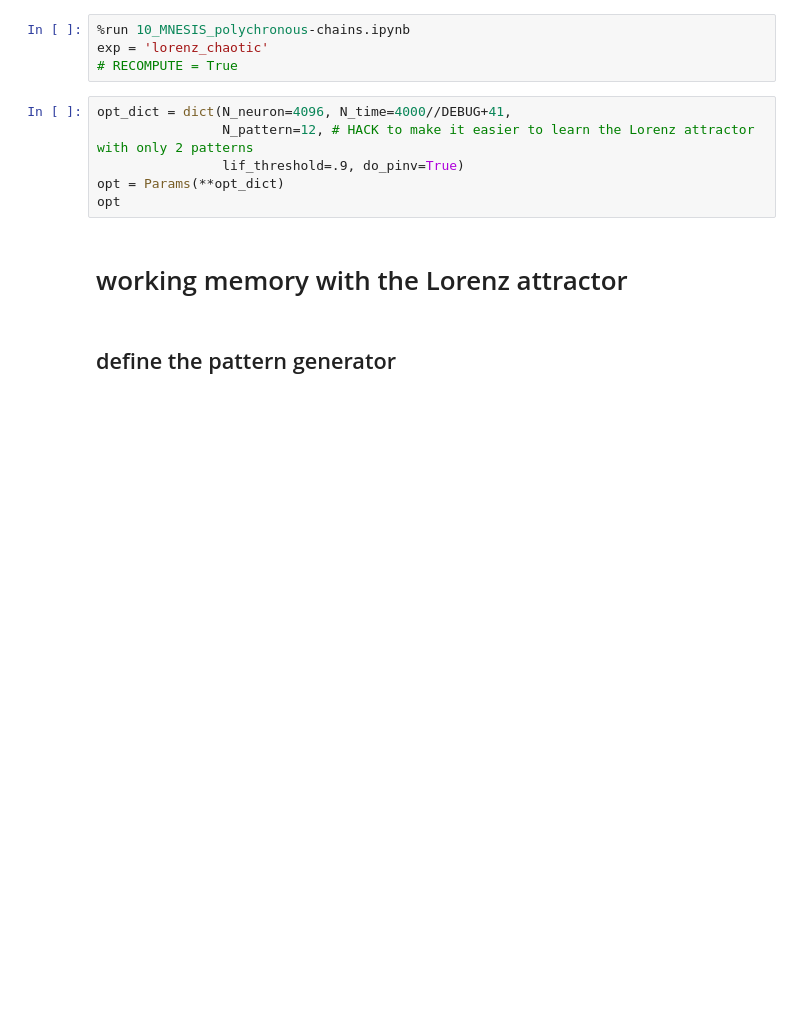
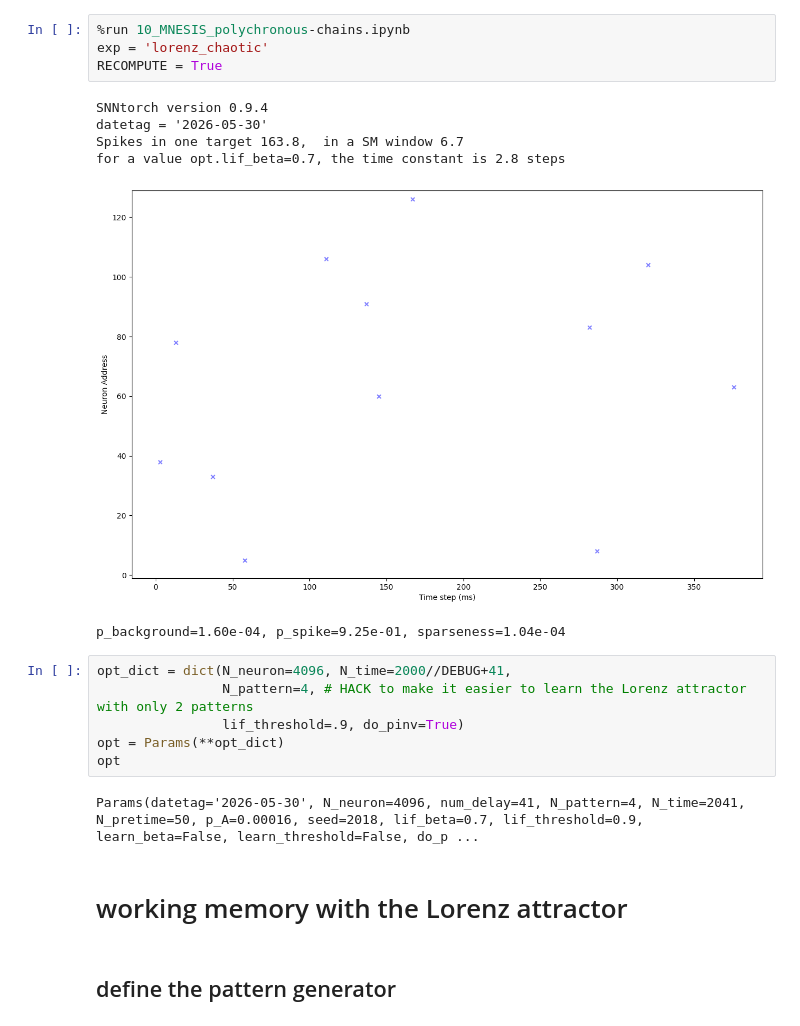
Before and after one commit to laurentperrinet/MNESIS, a Jupyter notebook: src/34_MNESIS_learn-Lorenz-attractor.ipynb, the cells around one changed output. Cells and saved outputs as stored; diff of their text form; blank space fills up the shorter version.

```diff
--- a/src/34_MNESIS_learn-Lorenz-attractor.ipynb
+++ b/src/34_MNESIS_learn-Lorenz-attractor.ipynb
@@ -1,13 +1,22 @@
 # %%
 %run 10_MNESIS_polychronous-chains.ipynb
 exp = 'lorenz_chaotic'
-# RECOMPUTE = True
+RECOMPUTE = True
+# %% [output]
+SNNtorch version 0.9.4
+datetag = '2026-05-30'
+Spikes in one target 163.8,  in a SM window 6.7
+for a value opt.lif_beta=0.7, the time constant is 2.8 steps
+[figure, added]
+p_background=1.60e-04, p_spike=9.25e-01, sparseness=1.04e-04
 # %%
-opt_dict = dict(N_neuron=4096, N_time=4000//DEBUG+41,
-                N_pattern=12, # HACK to make it easier to learn the Lorenz attractor with only 2 patterns
+opt_dict = dict(N_neuron=4096, N_time=2000//DEBUG+41,
+                N_pattern=4, # HACK to make it easier to learn the Lorenz attractor with only 2 patterns
                 lif_threshold=.9, do_pinv=True)
 opt = Params(**opt_dict)
 opt
+# %% [output]
+Params(datetag='2026-05-30', N_neuron=4096, num_delay=41, N_pattern=4, N_time=2041, N_pretime=50, p_A=0.00016, seed=2018, lif_beta=0.7, lif_threshold=0.9, learn_beta=False, learn_threshold=False, do_p ...
 # %% [markdown]
 # working memory with the Lorenz attractor
 # %% [markdown]
```
Also changed, not shown: parts of 17 cells of this notebook, 1 other file.
